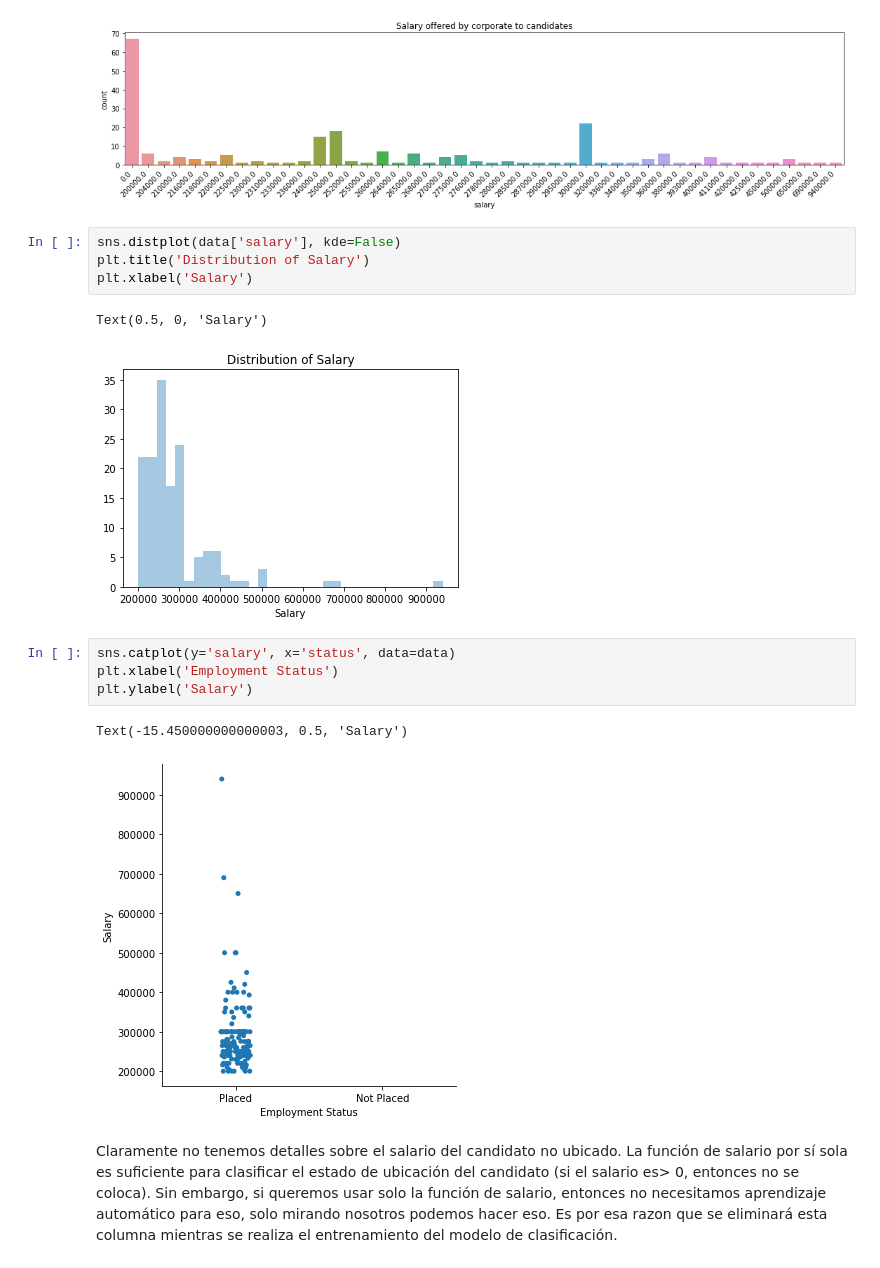
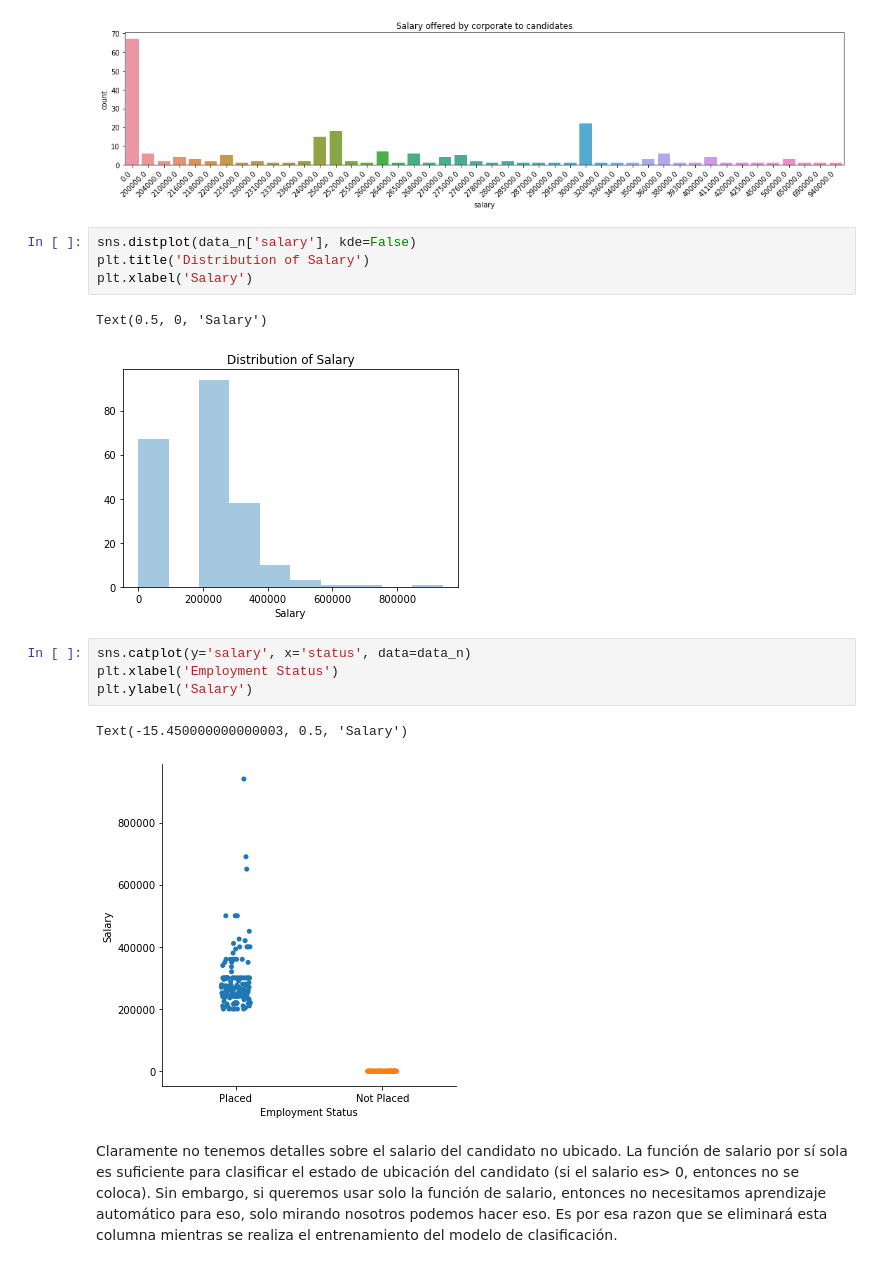
Before and after one commit to AriadneSandovalRoa/MAT281_portafolio, a Jupyter notebook: project/Grupo3_aplica_rise.ipynb, the cells around one changed output. Saved outputs shown, nothing was run; the diff lists cells and outputs as text.

```diff
--- a/project/Grupo3_aplica_rise.ipynb
+++ b/project/Grupo3_aplica_rise.ipynb
@@ -486,19 +486,19 @@ plt.show()
 # %% [output]
 [figure]
 # %%
-sns.distplot(data['salary'], kde=False)
+sns.distplot(data_n['salary'], kde=False)
 plt.title('Distribution of Salary')
 plt.xlabel('Salary')
 # %% [output]
 Text(0.5, 0, 'Salary')
-[figure, old version]
+[figure, new version]
 # %%
-sns.catplot(y='salary', x='status', data=data)
+sns.catplot(y='salary', x='status', data=data_n)
 plt.xlabel('Employment Status')
 plt.ylabel('Salary')
 # %% [output]
 Text(-15.450000000000003, 0.5, 'Salary')
-[figure, old version]
+[figure, new version]
 # %% [markdown]
 Claramente no tenemos detalles sobre el salario del candidato no ubicado. La función de salario por sí sola es suficiente para clasificar el estado de ubicación del candidato (si el salario es> 0, entonces no se coloca). Sin embargo, si queremos usar solo la función de salario, entonces no necesitamos aprendizaje automático para eso, solo mirando nosotros podemos hacer eso. Es por esa razon que se eliminará esta columna mientras se realiza el entrenamiento del modelo de clasificación.
 # %%
```
Also changed, not shown: parts of 37 cells of this notebook.
